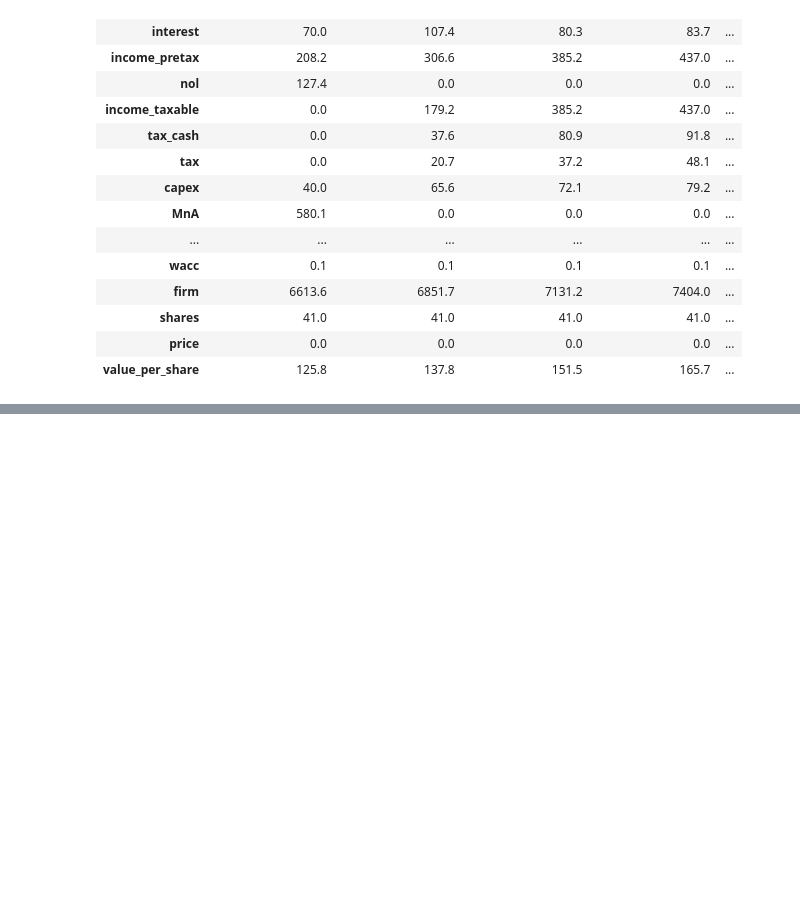
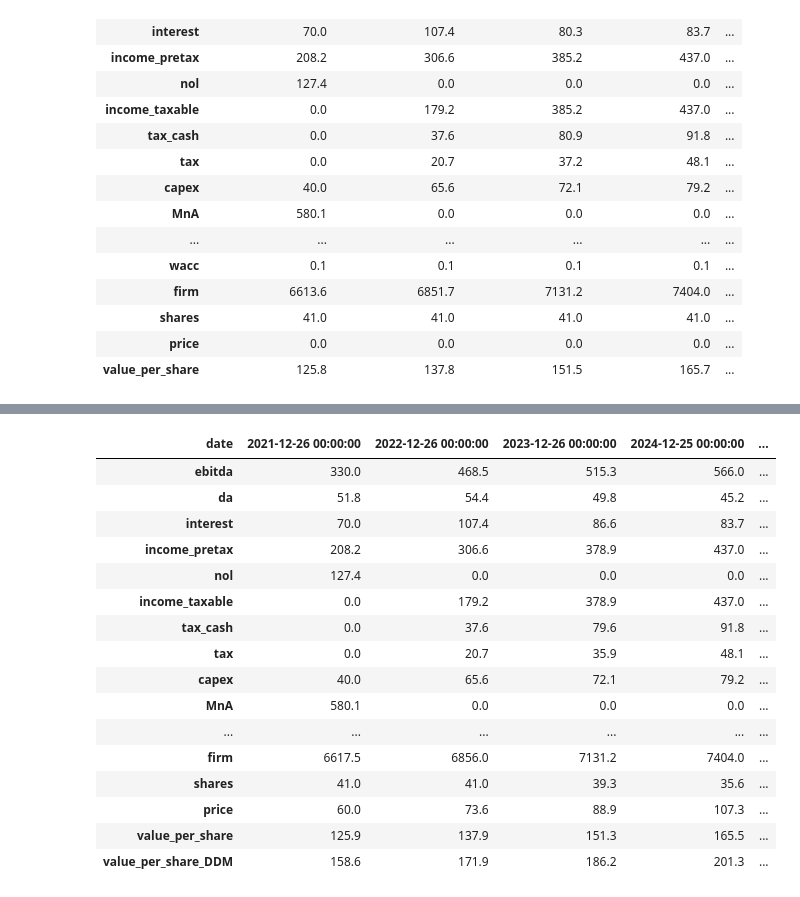
Before and after one commit to mtlr05/finagle, a Jupyter notebook: Valuation notebook.ipynb, the cells around one changed output, grey strips where cells are left out. Drawn from its saved outputs; the diff is of its cells as text; code cells hidden in the pictures; blank space fills up the shorter version.

Commit message:
updates to allow buybacks and div's

```diff
--- a/Valuation notebook.ipynb
+++ b/Valuation notebook.ipynb
@@ -1458,3 +1461,56 @@ Name: dividend_policy, dtype: float64
 | price | 200.0 | 200.0 | 200.0 | 200.0 | ... |
 | value_per_share | 162.6 | 177.6 | 191.7 | 206.9 | ... |
 | value_per_share_DDM | 180.4 | 193.7 | 208.3 | 224.1 | ... |
+# %%
+#FRG
+#full ebitda based calculation, using forecast_ebitda() and load_data() method
+#includes fcf_to_acquire()
+#pv=125.4
+
+#initializers
+rd = 0.065
+re = 0.10
+t = 0.21
+shares = 0.744 + 40.295
+gt = 0.02
+roict=0.15 #this could be quite high if there is significant uncapitalized R&D
+year = 10 #number of years to forescast; i.e. not including ttm (baseline) year
+
+#company input data
+financials = {
+'date' : '2021-12-26',
+'ebitda' : [330], #only the ttm year, other years are calculated using the forecast_ebitda() method
+'capex' :  [40], #year+1 required
+'dwc' : [0,0,0,0,0,0,0,0,0,0,0], #year+1 required
+'tax' : [0],
+'da' : [51.847,54.4], #don't input for all years since the terminal year should be calculated from capex and ROIC
+'debt' :  [1072.9,1072.9,1072.9,1072.9,1072.9,1072.9,1072.9,1072.9,1072.9,1072.9,1072.9],
+
+'interest' : [70],
+'cash' : 159.72,
+'nol' : 127.4,
+'noa' : 55.86, #None if nothing, this is for the Nexpoint equity
+}
+
+# date = date of the last reporting quarter
+# ebitda = earnings before, interest, tax, depreciation or amortization
+# capex = capital expenditure, list
+# dwc = changes in non-cash workking capital, list
+# tax0 = ttm reported taxes, float
+# da0 = ttm depreciation and amortization, float
+# debt = short and long term debt, list
+# cash = excess cash, short term investments on balancesheet not used for working capital, float
+# nol = net operating loss, i.e. tax losses subtracted from ebit for the purpose of calculating taxes, float
+# noa = other non-operating assets, examples: land, properties, other even business's not included in the cashflows, float
+
+FRG = cmp.company(ticker = 'FRG',rd = rd,re = re,t = t,shares = shares,gt = gt,roict = roict,year = year, dividend = 2)
+FRG.forecast_ebitda(330,[0.15,0.1,0.1,0.1,0.1], financials)
+FRG.forecast_capex([40,46], financials)
+FRG.load_financials(financials = financials.copy())
+FRG.fcf_from_ebitda()
+FRG.fcf_to_acquire(adjust_cash = True, year_a = 0, ebitda_frac = 0.2696, multiple = 6.52, leverage = 6.52, gnext = 0.1, cap_frac = 0.22)
+FRG.fcf_to_debt(leverage=2.5)
+FRG.fcf_to_buyback(price=60,dp = 'proportional')
+FRG.value()
+FRG.display_fin()
+# %% [output]
@@ -1460,0 +1596,17 @@ Name: dividend_policy, dtype: float64
+| date | 2021-12-26 00:00:00 | 2022-12-26 00:00:00 | 2023-12-26 00:00:00 | 2024-12-25 00:00:00 | ... |
+| ebitda | 330.0 | 468.5 | 515.3 | 566.0 | ... |
+| da | 51.8 | 54.4 | 49.8 | 45.2 | ... |
+| interest | 70.0 | 107.4 | 86.6 | 83.7 | ... |
+| income_pretax | 208.2 | 306.6 | 378.9 | 437.0 | ... |
+| nol | 127.4 | 0.0 | 0.0 | 0.0 | ... |
+| income_taxable | 0.0 | 179.2 | 378.9 | 437.0 | ... |
+| tax_cash | 0.0 | 37.6 | 79.6 | 91.8 | ... |
+| tax | 0.0 | 20.7 | 35.9 | 48.1 | ... |
+| capex | 40.0 | 65.6 | 72.1 | 79.2 | ... |
+| MnA | 580.1 | 0.0 | 0.0 | 0.0 | ... |
+| ... | ... | ... | ... | ... | ... |
+| firm | 6617.5 | 6856.0 | 7131.2 | 7404.0 | ... |
+| shares | 41.0 | 41.0 | 39.3 | 35.6 | ... |
+| price | 60.0 | 73.6 | 88.9 | 107.3 | ... |
+| value_per_share | 125.9 | 137.9 | 151.3 | 165.5 | ... |
+| value_per_share_DDM | 158.6 | 171.9 | 186.2 | 201.3 | ... |
```
Also changed, not shown: parts of 5 cells of this notebook, 1 other file.
